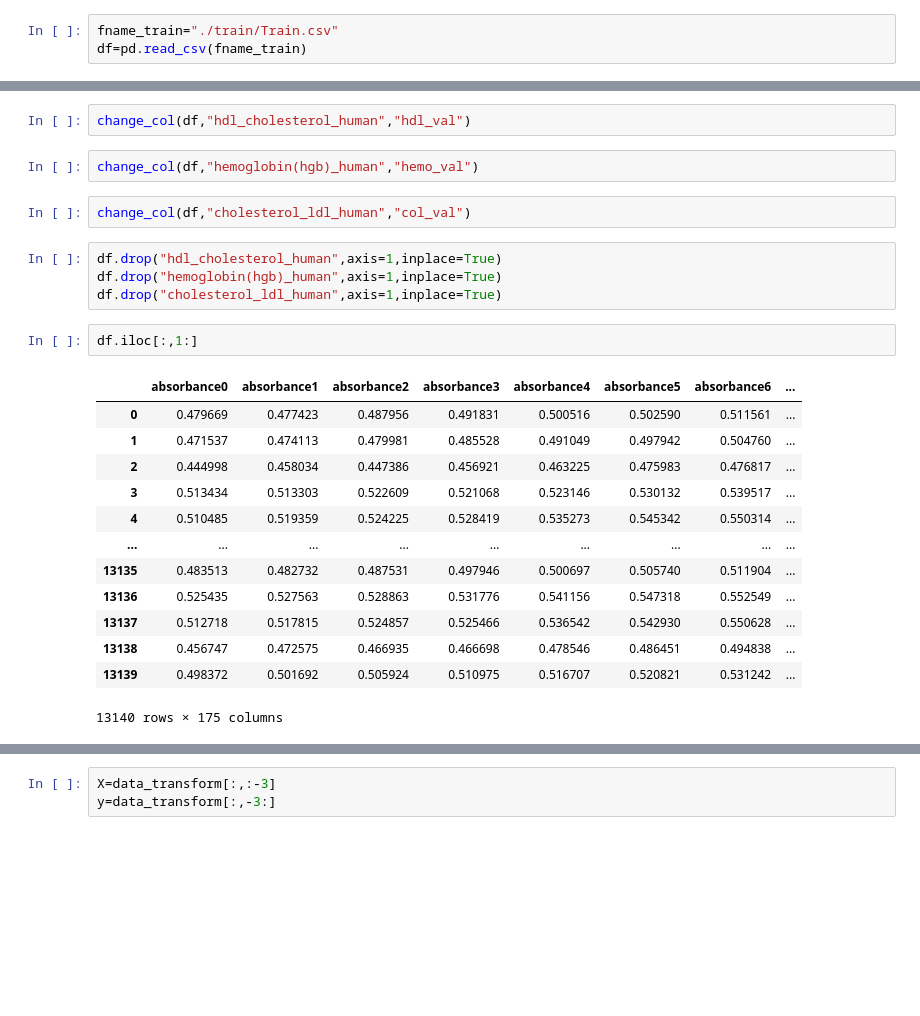
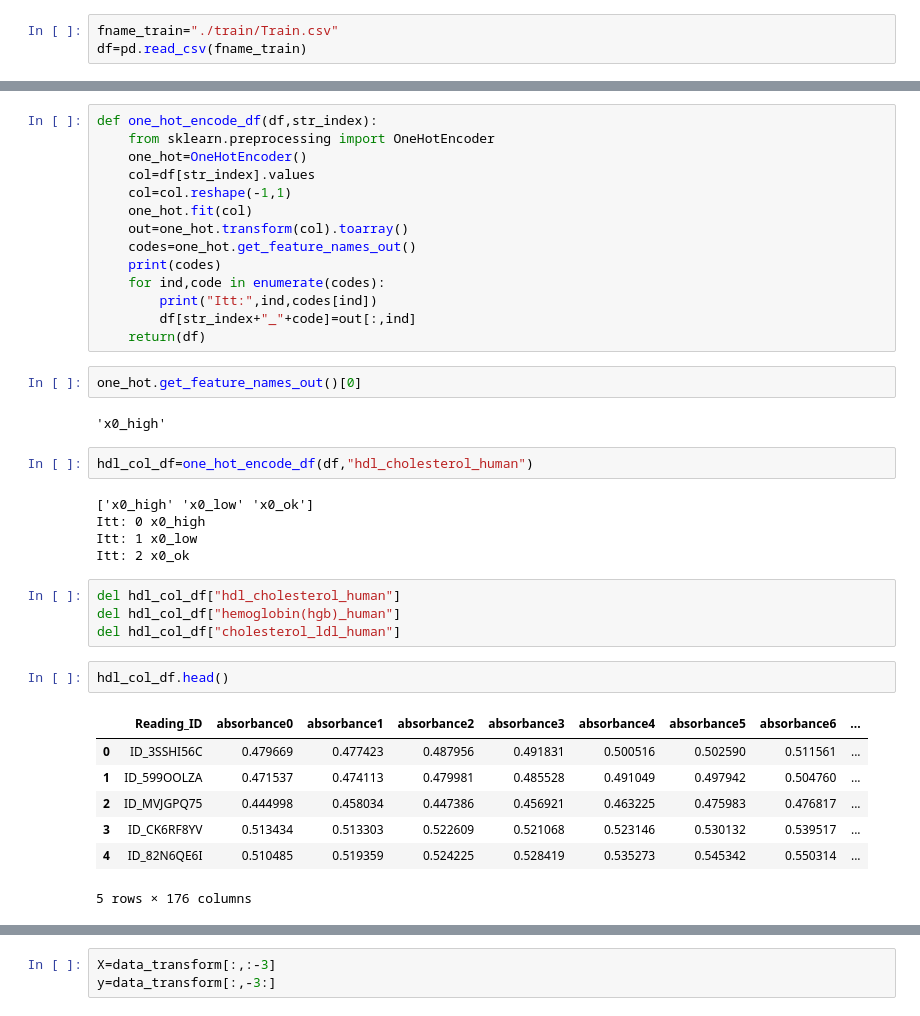
Before and after one commit to sipocz/Blood, a Jupyter notebook: Blood_AI.ipynb, the cells around one changed output, grey strips where cells are left out. Saved outputs shown, nothing was run; the diff lists cells and outputs as text; blank space fills up the shorter version.

```diff
--- a/Blood_AI.ipynb
+++ b/Blood_AI.ipynb
@@ -75,26 +52,39 @@ def change_col(df,ss,nss):
+# %%
+def one_hot_encode_df(df,str_index):
+    from sklearn.preprocessing import OneHotEncoder
+    one_hot=OneHotEncoder()
+    col=df[str_index].values
+    col=col.reshape(-1,1)
+    one_hot.fit(col)
+    out=one_hot.transform(col).toarray()
+    codes=one_hot.get_feature_names_out()
+    print(codes)
+    for ind,code in enumerate(codes):
+        print("Itt:",ind,codes[ind])
+        df[str_index+"_"+code]=out[:,ind]
+    return(df)
+# %%
+one_hot.get_feature_names_out()[0]
+# %% [output]
+'x0_high'
 # %%
-change_col(df,"hdl_cholesterol_human","hdl_val")
+hdl_col_df=one_hot_encode_df(df,"hdl_cholesterol_human")
+# %% [output]
+['x0_high' 'x0_low' 'x0_ok']
+Itt: 0 x0_high
+Itt: 1 x0_low
+Itt: 2 x0_ok
-# %%
-change_col(df,"hemoglobin(hgb)_human","hemo_val")
-# %%
-change_col(df,"cholesterol_ldl_human","col_val")
-# %%
-df.drop("hdl_cholesterol_human",axis=1,inplace=True)
-df.drop("hemoglobin(hgb)_human",axis=1,inplace=True)
-df.drop("cholesterol_ldl_human",axis=1,inplace=True)
-# %%
-df.iloc[:,1:]
-# %% [output]
-|  | absorbance0 | absorbance1 | absorbance2 | absorbance3 | absorbance4 | absorbance5 | absorbance6 | ... |
-| 0 | 0.479669 | 0.477423 | 0.487956 | 0.491831 | 0.500516 | 0.502590 | 0.511561 | ... |
-| 1 | 0.471537 | 0.474113 | 0.479981 | 0.485528 | 0.491049 | 0.497942 | 0.504760 | ... |
-| 2 | 0.444998 | 0.458034 | 0.447386 | 0.456921 | 0.463225 | 0.475983 | 0.476817 | ... |
-| 3 | 0.513434 | 0.513303 | 0.522609 | 0.521068 | 0.523146 | 0.530132 | 0.539517 | ... |
-| 4 | 0.510485 | 0.519359 | 0.524225 | 0.528419 | 0.535273 | 0.545342 | 0.550314 | ... |
-| ... | ... | ... | ... | ... | ... | ... | ... | ... |
-| 13135 | 0.483513 | 0.482732 | 0.487531 | 0.497946 | 0.500697 | 0.505740 | 0.511904 | ... |
-| 13136 | 0.525435 | 0.527563 | 0.528863 | 0.531776 | 0.541156 | 0.547318 | 0.552549 | ... |
-| 13137 | 0.512718 | 0.517815 | 0.524857 | 0.525466 | 0.536542 | 0.542930 | 0.550628 | ... |
-| 13138 | 0.456747 | 0.472575 | 0.466935 | 0.466698 | 0.478546 | 0.486451 | 0.494838 | ... |
-| 13139 | 0.498372 | 0.501692 | 0.505924 | 0.510975 | 0.516707 | 0.520821 | 0.531242 | ... |
-13140 rows × 175 columns
+# %%
+del hdl_col_df["hdl_cholesterol_human"]
+del hdl_col_df["hemoglobin(hgb)_human"]
+del hdl_col_df["cholesterol_ldl_human"]
+# %%
+hdl_col_df.head()
+# %% [output]
+|  | Reading_ID | absorbance0 | absorbance1 | absorbance2 | absorbance3 | absorbance4 | absorbance5 | absorbance6 | ... |
+| 0 | ID_3SSHI56C | 0.479669 | 0.477423 | 0.487956 | 0.491831 | 0.500516 | 0.502590 | 0.511561 | ... |
+| 1 | ID_599OOLZA | 0.471537 | 0.474113 | 0.479981 | 0.485528 | 0.491049 | 0.497942 | 0.504760 | ... |
+| 2 | ID_MVJGPQ75 | 0.444998 | 0.458034 | 0.447386 | 0.456921 | 0.463225 | 0.475983 | 0.476817 | ... |
+| 3 | ID_CK6RF8YV | 0.513434 | 0.513303 | 0.522609 | 0.521068 | 0.523146 | 0.530132 | 0.539517 | ... |
+| 4 | ID_82N6QE6I | 0.510485 | 0.519359 | 0.524225 | 0.528419 | 0.535273 | 0.545342 | 0.550314 | ... |
+5 rows × 176 columns
```
Also changed, not shown: parts of 13 cells of this notebook.
